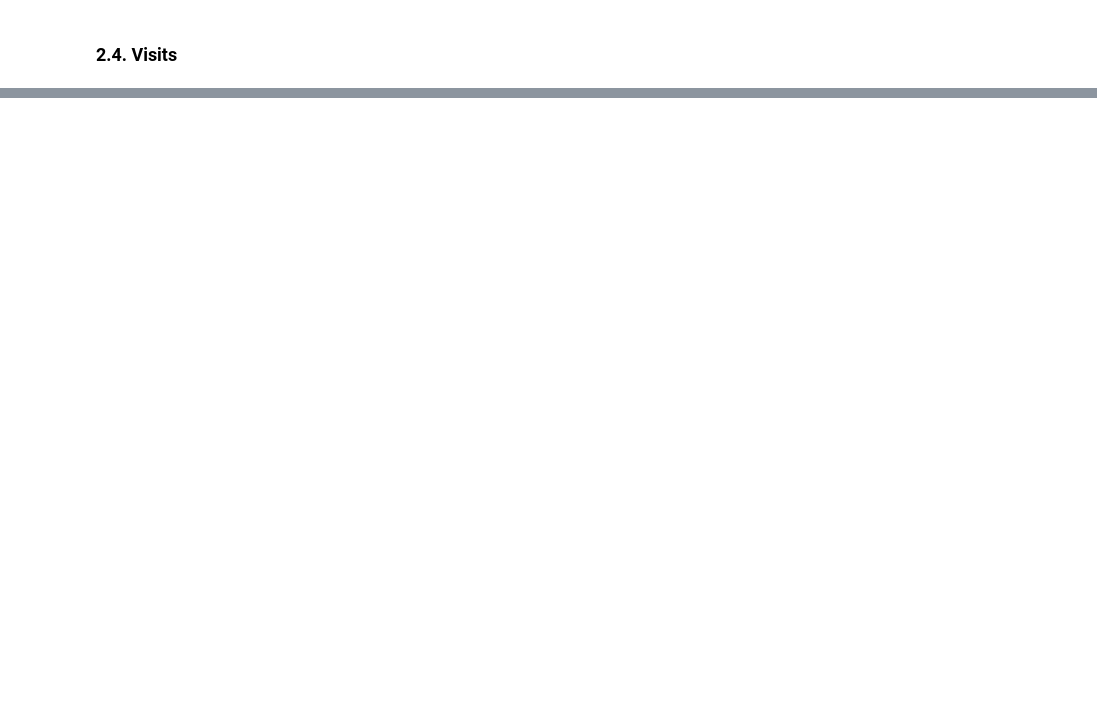
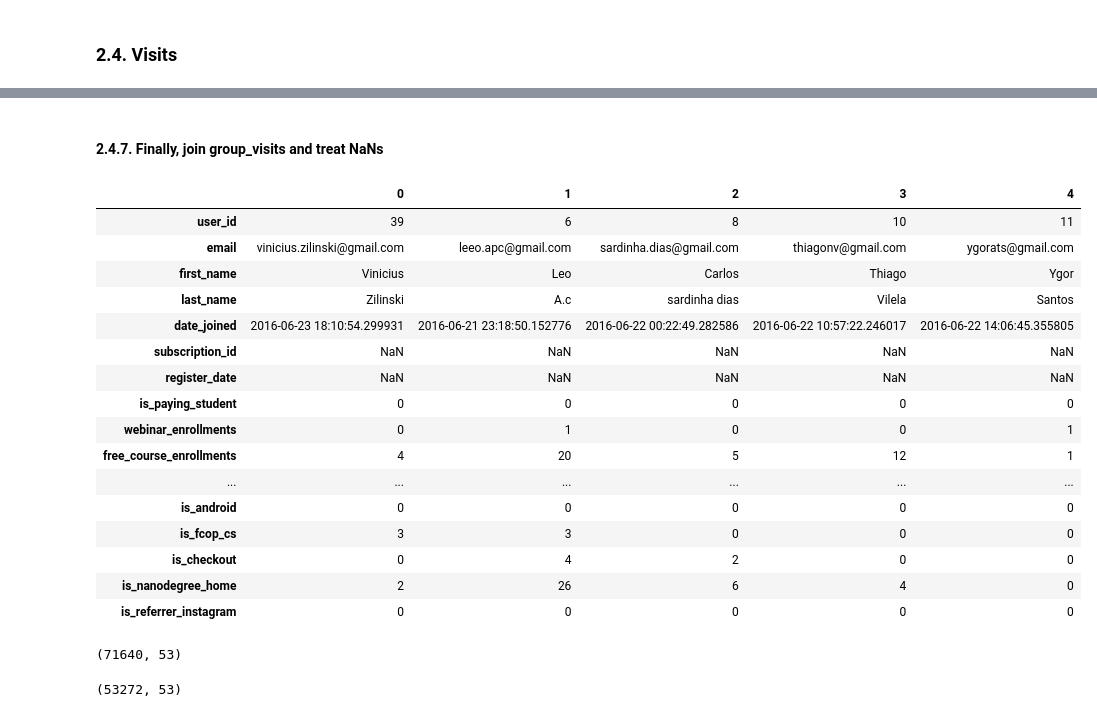
Before and after one commit to CarlosUdacity/nanodegree-projects, a Jupyter notebook: machine-learning/capstone/capstone.ipynb, the cells around one changed output, grey strips where cells are left out. Saved outputs shown, nothing was run; the diff lists cells and outputs as text; code cells hidden in the pictures; blank space fills up the shorter version.

```diff
--- a/machine-learning/capstone/capstone.ipynb
+++ b/machine-learning/capstone/capstone.ipynb
@@ -190,0 +641,33 @@ x['free_course_enrollments'] = x['free_course_enrollments'].fillna(0).astype(int
+# %% [markdown]
+#### 2.4.7. Finally, join group_visits and treat NaNs
+# %%
+x = x.join(grouped_visits.set_index('email'), on='email')
+# %%
+x.rename(columns={'received_at': 'date_first_visit'}, inplace=True)
+x.head().transpose()
+# %% [output]
+|  | 0 | 1 | 2 | 3 | 4 |
+| user_id | 39 | 6 | 8 | 10 | 11 |
+| email | vinicius.zilinski@gmail.com | leeo.apc@gmail.com | sardinha.dias@gmail.com | thiagonv@gmail.com | ygorats@gmail.com |
+| first_name | Vinicius | Leo | Carlos | Thiago | Ygor |
+| last_name | Zilinski | A.c | sardinha dias | Vilela | Santos |
+| date_joined | 2016-06-23 18:10:54.299931 | 2016-06-21 23:18:50.152776 | 2016-06-22 00:22:49.282586 | 2016-06-22 10:57:22.246017 | 2016-06-22 14:06:45.355805 |
+| subscription_id | NaN | NaN | NaN | NaN | NaN |
+| register_date | NaN | NaN | NaN | NaN | NaN |
+| is_paying_student | 0 | 0 | 0 | 0 | 0 |
+| webinar_enrollments | 0 | 1 | 0 | 0 | 1 |
+| free_course_enrollments | 4 | 20 | 5 | 12 | 1 |
+| ... | ... | ... | ... | ... | ... |
+| is_android | 0 | 0 | 0 | 0 | 0 |
+| is_fcop_cs | 3 | 3 | 0 | 0 | 0 |
+| is_checkout | 0 | 4 | 2 | 0 | 0 |
+| is_nanodegree_home | 2 | 26 | 6 | 4 | 0 |
+| is_referrer_instagram | 0 | 0 | 0 | 0 | 0 |
+# %%
+x.shape
+# %% [output]
+(71640, 53)
+# %%
+x[x['date_joined'] < x['date_first_visit']].shape
+# %% [output]
+(53272, 53)
```
Also changed, not shown: parts of 45 cells of this notebook.
